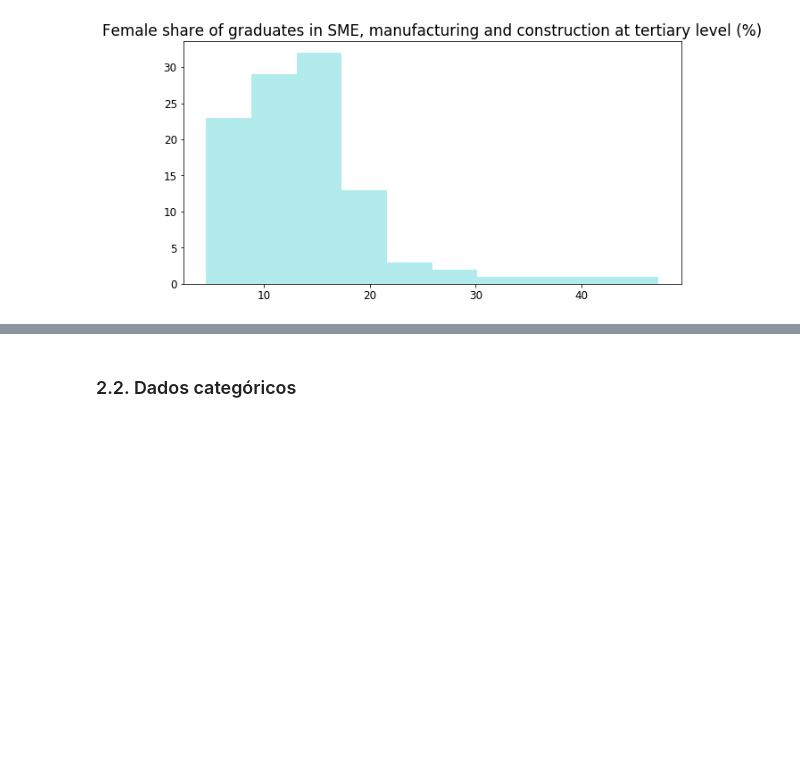
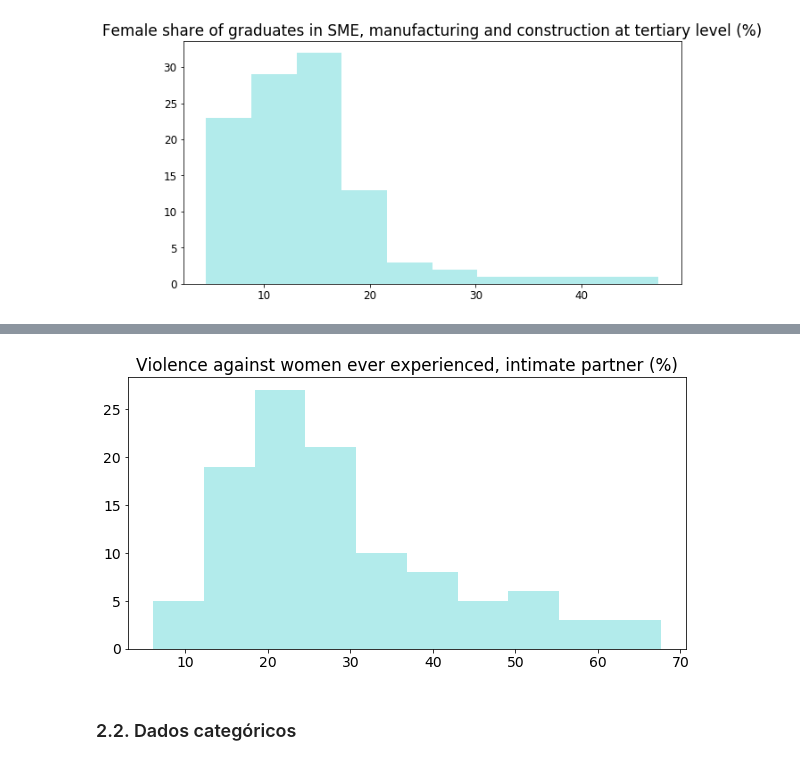
Before and after one commit to andreisha/inf1032-datascience, a Jupyter notebook: T1.1 Analise Descriptiva.ipynb, the cells around one changed output, grey strips where cells are left out. Drawn from its saved outputs; the diff is of its cells as text; code cells hidden in the pictures; blank space fills up the shorter version.

```diff
--- a/T1.1 Analise Descriptiva.ipynb
+++ b/T1.1 Analise Descriptiva.ipynb
@@ -631,3 +630,14 @@ different_data_gender[different_data_gender['Female share of graduates in SME, m
+# %%
+ddg_violence = different_data_gender['Violence against women ever experienced, intimate partner'].dropna()
+
+fig, ax1 = plt.subplots(figsize = (10,5))
+
+matplotlib.rcParams.update({'font.size': 14})
+ax1.hist(ddg_violence, color='c', alpha=0.3)
+ax1.set_title('Violence against women ever experienced, intimate partner (%)')
+pass
+# %% [output]
+[figure, added]
 # %% [markdown]
 ### 2.2. Dados categóricos
 # %%
```
Also changed, not shown: parts of 42 cells of this notebook, 1 other file.
